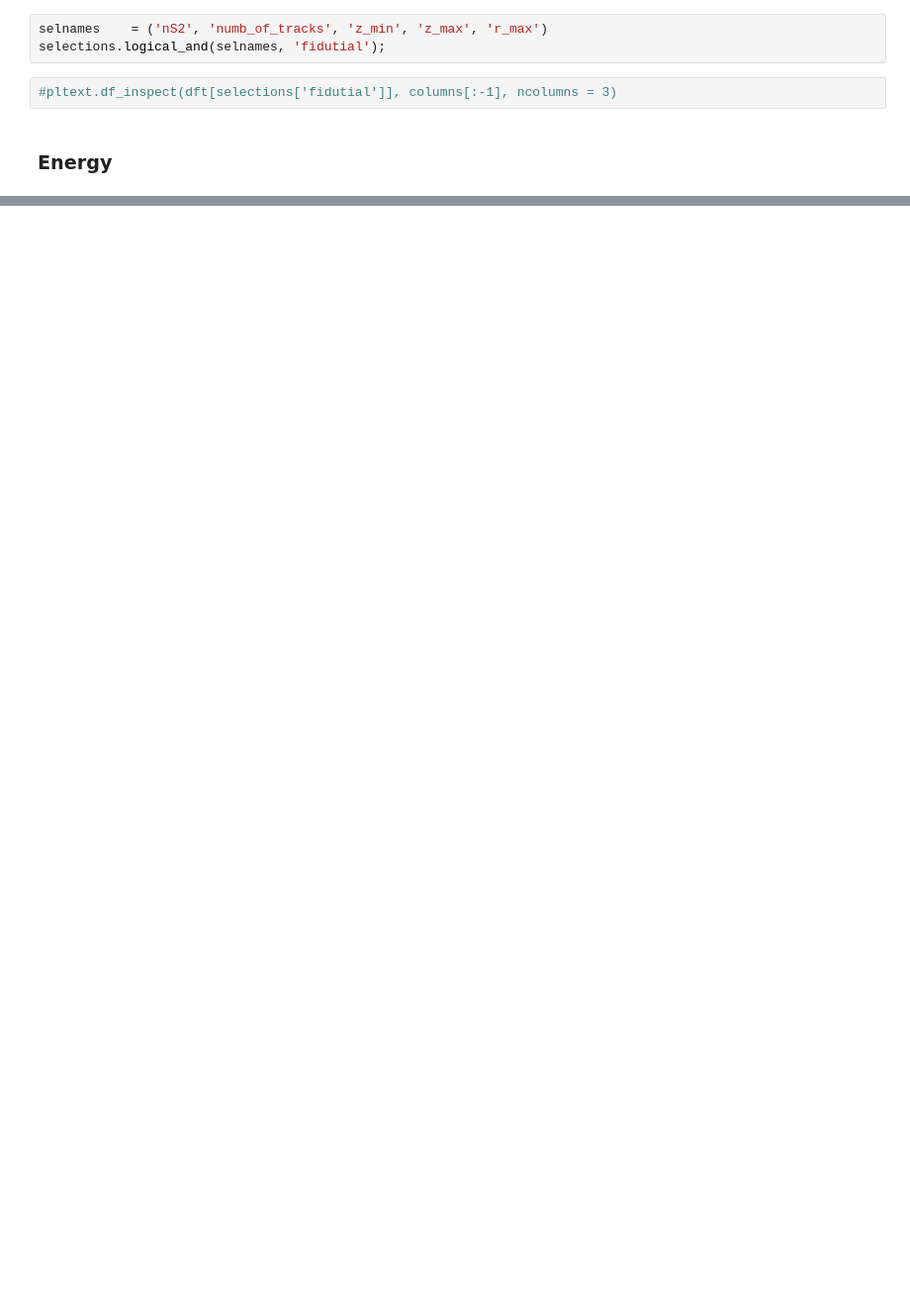
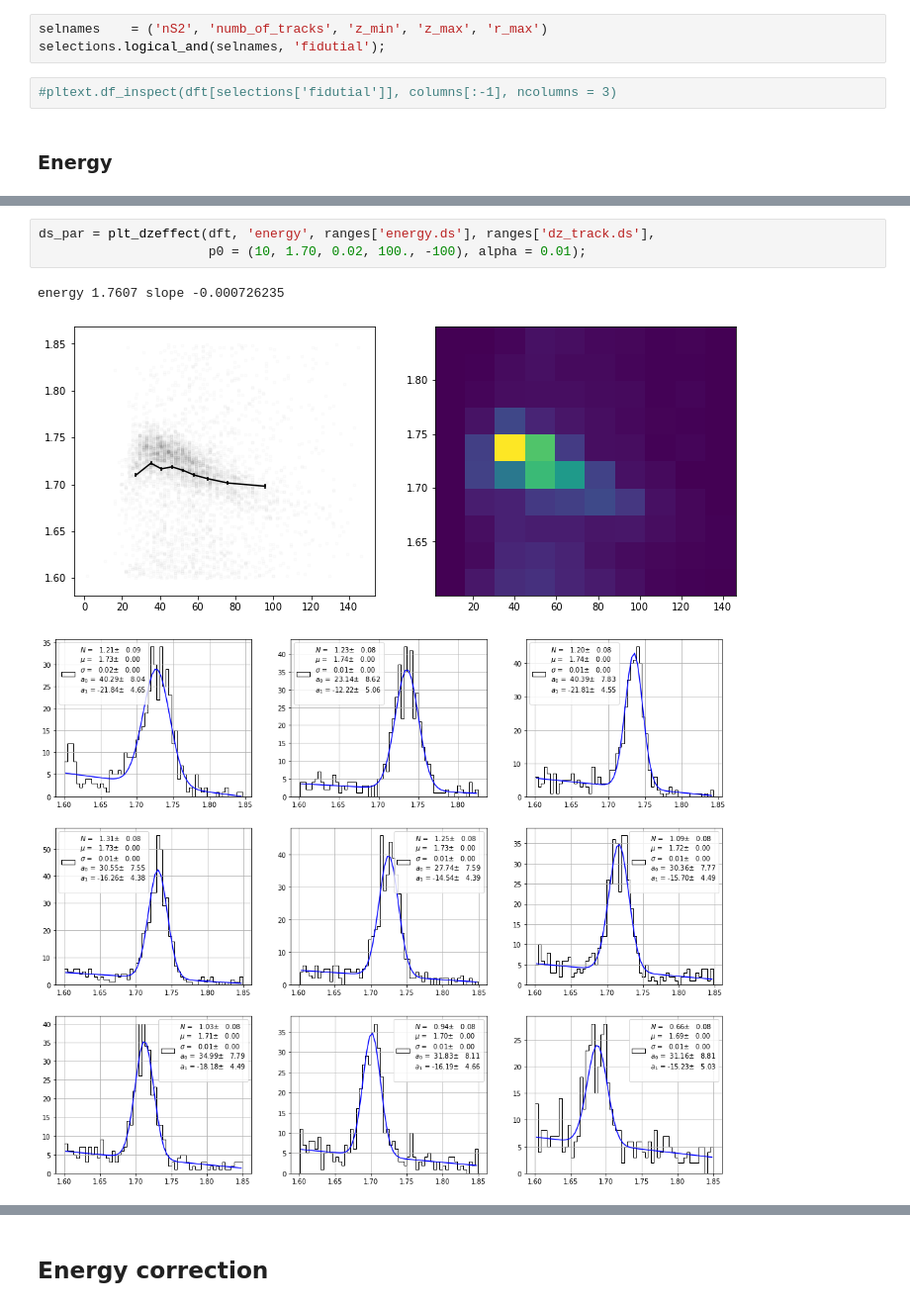
Before and after one commit to jahernando/next, a Jupyter notebook: NB/demo/demo_energy_resolution_run7.ipynb, the cells around one changed output, grey strips where cells are left out. Shown at 99% size. Drawn from its saved outputs; the diff is of its cells as text; blank space fills up the shorter version.

```diff
--- a/NB/demo/demo_energy_resolution_run7.ipynb
+++ b/NB/demo/demo_energy_resolution_run7.ipynb
@@ -193,0 +161,7 @@ energy_cs = 0.663
+# %%
+ds_par = plt_dzeffect(dft, 'energy', ranges['energy.ds'], ranges['dz_track.ds'],
+                      p0 = (10, 1.70, 0.02, 100., -100), alpha = 0.01);
+# %% [output]
+energy 1.7607 slope -0.000726235
+[figure, added]
+[figure, added]
@@ -194 +169,3 @@ energy_cs = 0.663
+# %% [markdown]
+## Energy correction
 # %%
```
Also changed, not shown: parts of 32 cells of this notebook, 3 other files.
